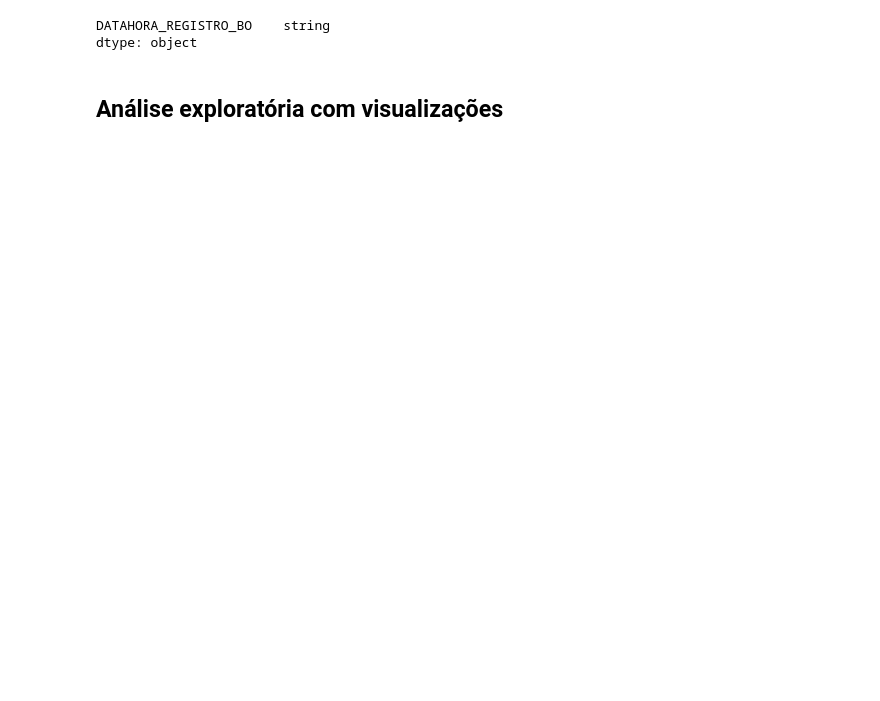
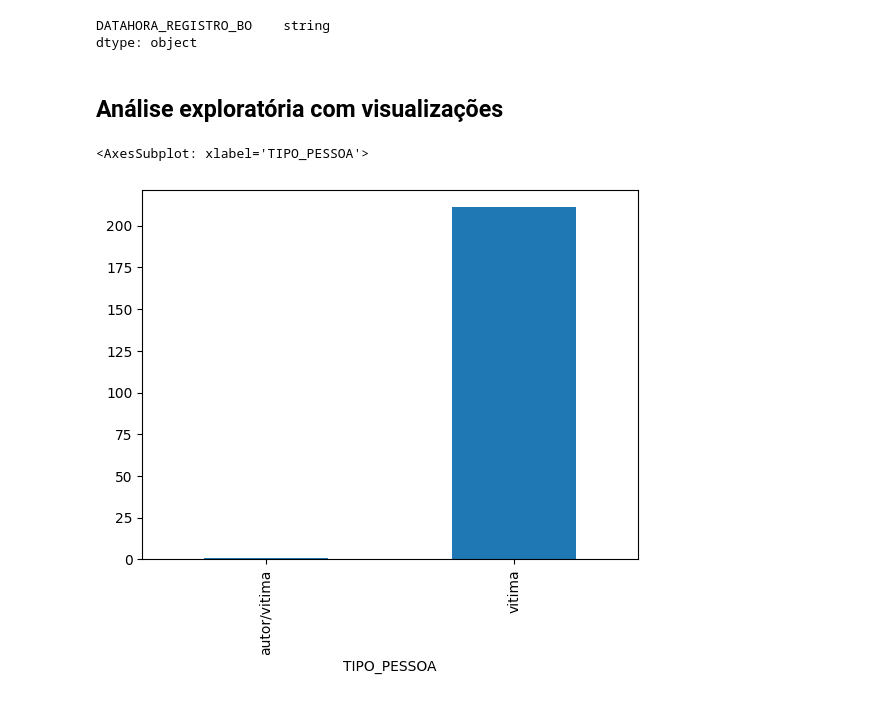
Before and after one commit to HenrickyL/ML2023-HenrickyLima, a Jupyter notebook: Atividade02-data analysis/dataAnalysis.ipynb, the cells around one changed output. Cells and saved outputs as stored; diff of their text form; code cells hidden in the pictures; blank space fills up the shorter version.

```diff
--- a/Atividade02-data analysis/dataAnalysis.ipynb
+++ b/Atividade02-data analysis/dataAnalysis.ipynb
@@ -88,3 +103,10 @@ DATAHORA_REGISTRO_BO    string
 dtype: object
 # %% [markdown]
 ## Análise exploratória com visualizações
+# %%
+# cor da pele
+types = df.groupby('TIPO_PESSOA')['TIPO_PESSOA'].count()
+types.plot.bar('TIPO_PESSOA')
+# %% [output]
+<AxesSubplot: xlabel='TIPO_PESSOA'>
+[figure, added]
```
Also changed, not shown: parts of 11 cells of this notebook.
